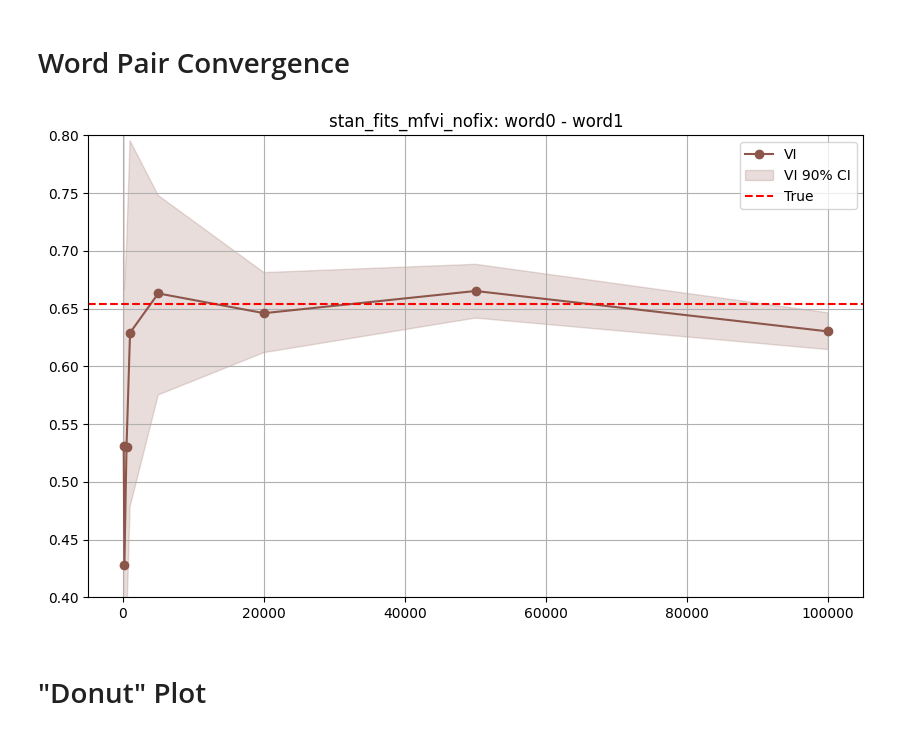
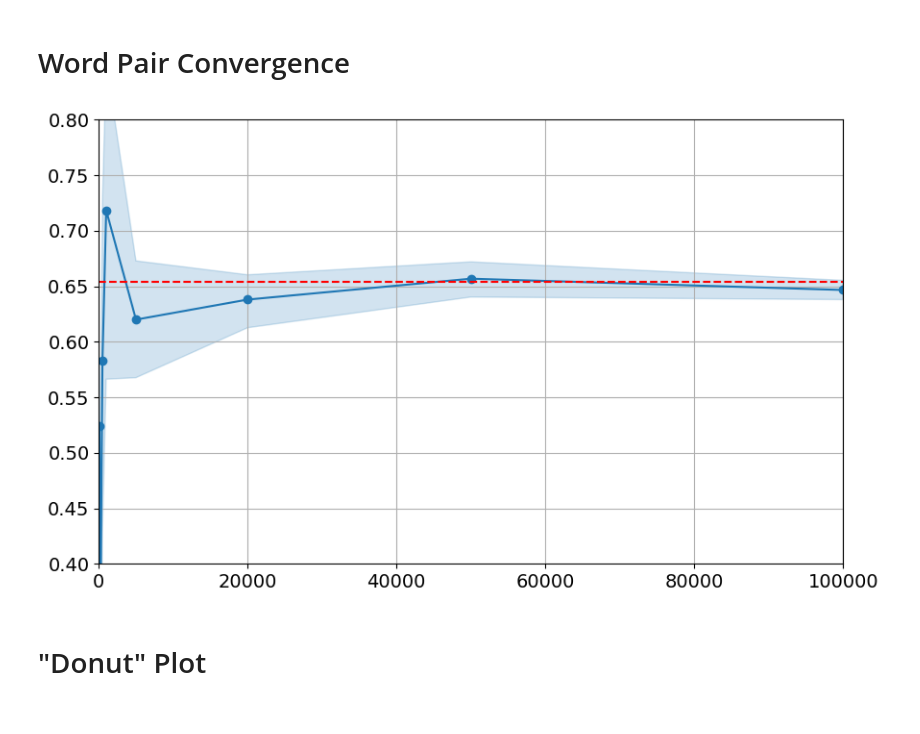
Before and after one commit to ninpnin/embedding-uncertainty-estimation, a Jupyter notebook: stan_simulation/plots.ipynb, the cells around one changed output. Saved outputs shown, nothing was run; the diff lists cells and outputs as text; code cells hidden in the pictures.

Commit message:
pair plot

```diff
--- a/stan_simulation/plots.ipynb
+++ b/stan_simulation/plots.ipynb
@@ -168,12 +168,12 @@ def credible_interval(samples, confidence=0.90):
     upper_bound = np.percentile(samples, (1 + confidence) / 2 * 100)
     return lower_bound, upper_bound
 # %%
-word1 = "word0"
-word2 = "word1"
+word1 = "word3"
+word2 = "word4"
 
 
 sizes = [100, 200, 500, 1000, 5000, 20000, 50000, 100000]
-saved_fits_dir = "stan_fits_mfvi_nofix"#"stan_fits_dxdfixmap"
+saved_fits_dir = "stan_fits_mfvi_dxd"#"stan_fits_dxdfixmap" # stan_fits_mfvi_nofix #stan_fit_nofix
 inference_method = 'vi'
 
 
@@ -201,39 +201,43 @@ for size in sizes:
 
     theta_samples = []
     for i in range(num_samples):
         word_vectors = estimated_word_vectors[:, :, i]
         context_vectors = estimated_context_vectors[:, :, i]
         theta = np.vstack((word_vectors, context_vectors))
         theta_samples.append(theta)
 
     vi = vocabulary[word1]
     wi = vocabulary[word2]
     eta_samples = [calculate_p(vi, wi, theta, len(vocabulary)) for theta in theta_samples]
 
     mean_p = np.mean(eta_samples)
     lower_ci, upper_ci = credible_interval(eta_samples)
 
     p_means.append(mean_p)
     credible_intervals.append((lower_ci, upper_ci))
 
-    #print(f"Size {size}: Mean p = {mean_p}, 90% CI = ({lower_ci}, {upper_ci})")
 
 p_means = np.array(p_means)
 credible_intervals = np.array(credible_intervals)
 
 plt.figure(figsize=(10, 6))
 plt.ylim([0.4, 0.8])
-plt.plot(sizes, p_means, marker='o', linestyle='-', label='VI', color='tab:brown')
-plt.fill_between(sizes, credible_intervals[:, 0], credible_intervals[:, 1], color='tab:brown', alpha=0.2, label='VI 90% CI')
+plt.plot(sizes, p_means, marker='o', linestyle='-', label='VI', color='tab:blue')
+plt.fill_between(sizes, credible_intervals[:, 0], credible_intervals[:, 1], color='tab:blue', alpha=0.2, label='VI 90% CI')
 plt.axhline(y=true_p, color='r', linestyle='--', label='True')
 #plt.xlabel('Data Size')
 #plt.ylabel('Co-occurrence probability')
-plt.title(f'{saved_fits_dir}: {word1} - {word2}')
-plt.legend()
+
+#plt.title(f'{saved_fits_dir}: {word1} - {word2}')
+#plt.legend()
 plt.grid(True)
+plt.tick_params(axis='both', which='major', labelsize=14)
+plt.xlim([0, 100000])
+
+plt.savefig(f'figs/wordpair_{saved_fits_dir}_{word1}{word2}.pdf')
 plt.show()
 # %% [output]
-[figure, old version]
+[figure, new version]
 # %% [markdown]
 # "Donut" Plot
 # %%
```
Also changed, not shown: parts of 1 cell of this notebook.
